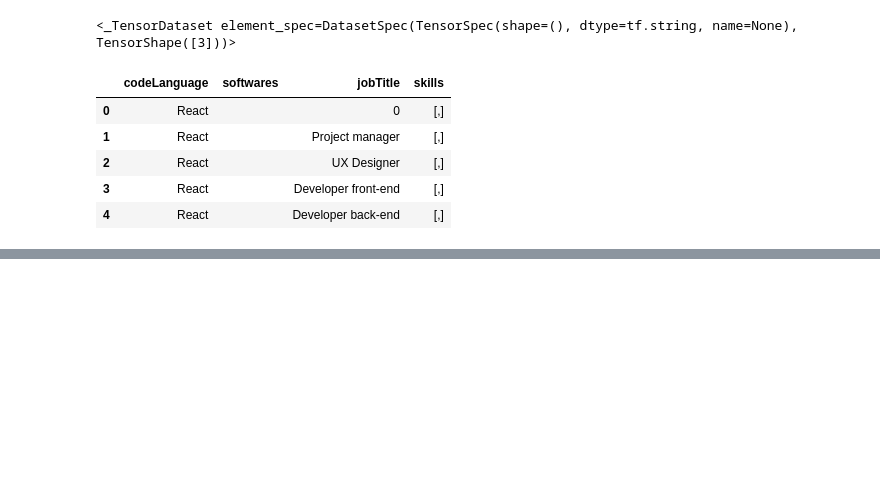
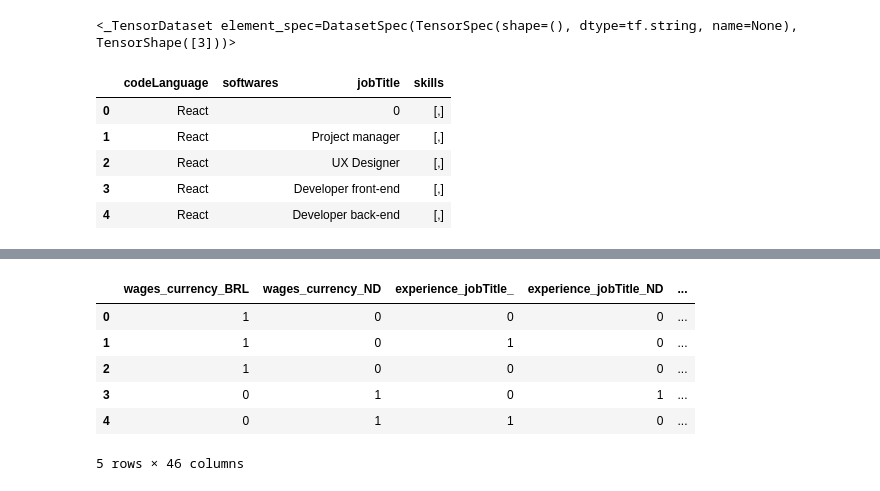
Before and after one commit to Chm-vinicius/coolab_tensorflow_study, a Jupyter notebook: machine_learn.ipynb, the cells around one changed output, grey strips where cells are left out. Saved outputs shown, nothing was run; the diff lists cells and outputs as text; code cells hidden in the pictures; blank space fills up the shorter version.

```diff
--- a/machine_learn.ipynb
+++ b/machine_learn.ipynb
@@ -156,3 +153,14 @@ ValueError: If using all scalar values, you must pass an index
+# %%
+exp = pd.get_dummies(strData, dtype=int)
+exp.head()
+# %% [output]
+|  | wages_currency_BRL | wages_currency_ND | experience_jobTitle_ | experience_jobTitle_ND | ... |
+| 0 | 1 | 0 | 0 | 0 | ... |
+| 1 | 1 | 0 | 1 | 0 | ... |
+| 2 | 1 | 0 | 0 | 0 | ... |
+| 3 | 0 | 1 | 0 | 1 | ... |
+| 4 | 0 | 1 | 1 | 0 | ... |
+5 rows × 46 columns
 # %%
 ks.fillna(0, inplace=True)
 ks = ks.apply(pd.to_numeric, errors='coerce')
```
Also changed, not shown: parts of 9 cells of this notebook.
